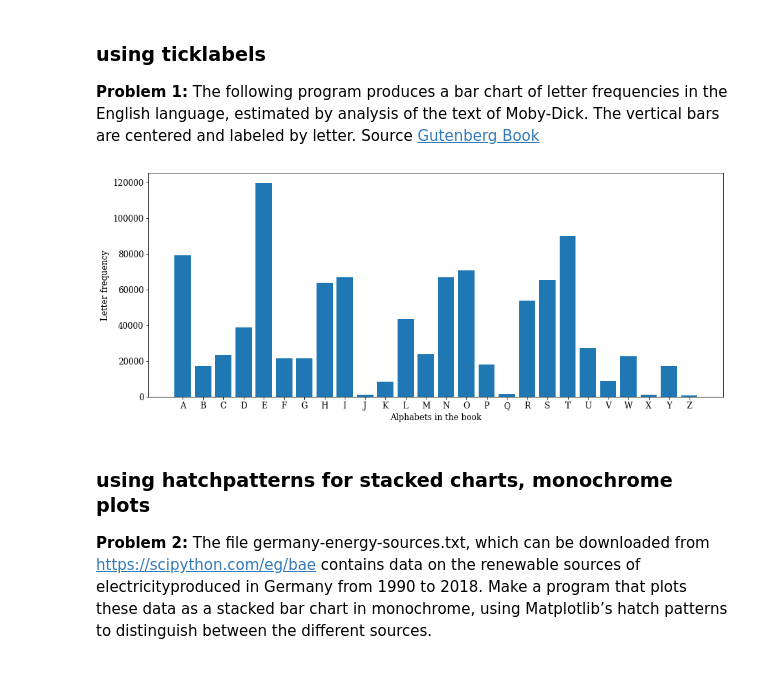
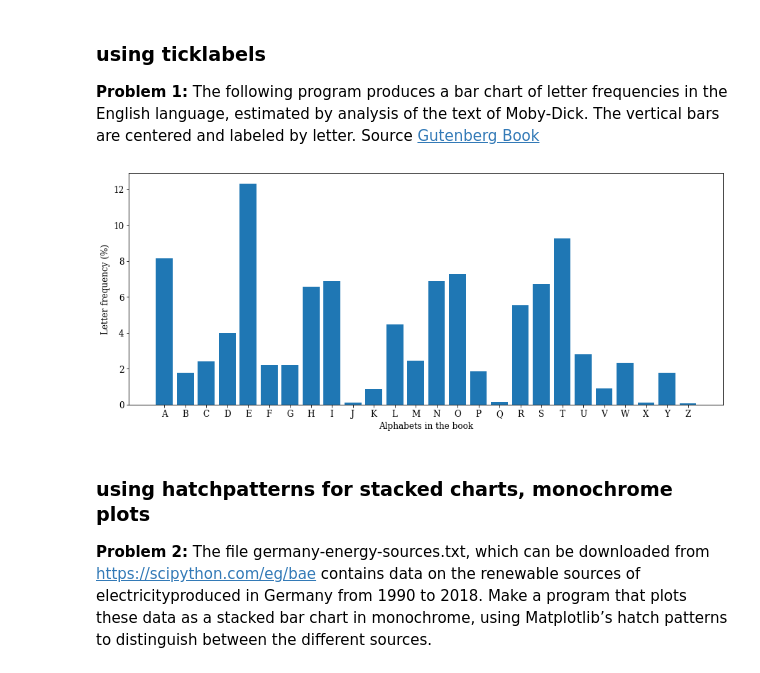
Before and after one commit to Ashim-Paudel/Matplotlib-Learning, a Jupyter notebook: Matplotlib 3 (Bar charts,Pie Charts and Polar Charts).ipynb, the cells around one changed output. Cells and saved outputs as stored; diff of their text form; code cells hidden in the pictures.

```diff
--- a/Matplotlib 3 (Bar charts,Pie Charts and Polar Charts).ipynb
+++ b/Matplotlib 3 (Bar charts,Pie Charts and Polar Charts).ipynb
@@ -33,27 +33,26 @@ the English language, estimated by analysis of the text of Moby-Dick. The vertic
 are centered and labeled by letter. Source [Gutenberg Book](www.gutenberg.org/ebooks/2701)
 # %%
 string = 'ABCDEFGHIJKLMNOPQRSTUVWXYZ'
-counts = {string[n]:0 for n in range(26)}
 
 #first reading book and extracting data
 with open("datas/moby-dick.txt",'r', encoding='utf8') as file:
     text = file.read().upper()
 
-for s in string:
-    counts[s]=text.count(s)
+counts = {string[n]:text.count(string[n]) for n in range(26)}
+counts = np.array(list(counts.values()))
 
 fig, ax = plt.subplots(figsize=(15,6), facecolor='w', edgecolor='w')
-ax.bar(range(26), counts.values())
+ax.bar(range(26), height=counts/np.sum(counts)*100)
 
 #new commands
 ax.set_xticks(range(26)) #it sets ticks at this range or intervals
 ax.set_xticklabels(string) #it sets tick labels to alphabets
 
 ax.set_xlabel('Alphabets in the book', fontfamily="serif", fontsize=12)
-ax.set_ylabel('Letter frequency',fontfamily="serif", fontsize=12)
+ax.set_ylabel('Letter frequency (%)',fontfamily="serif", fontsize=12)
 plt.show()
 # %% [output]
-[figure, old version]
+[figure, new version]
 # %% [markdown]
 ### using hatchpatterns for stacked charts, monochrome plots
 
```
Also changed, not shown: parts of 11 cells of this notebook, 1 other file.
